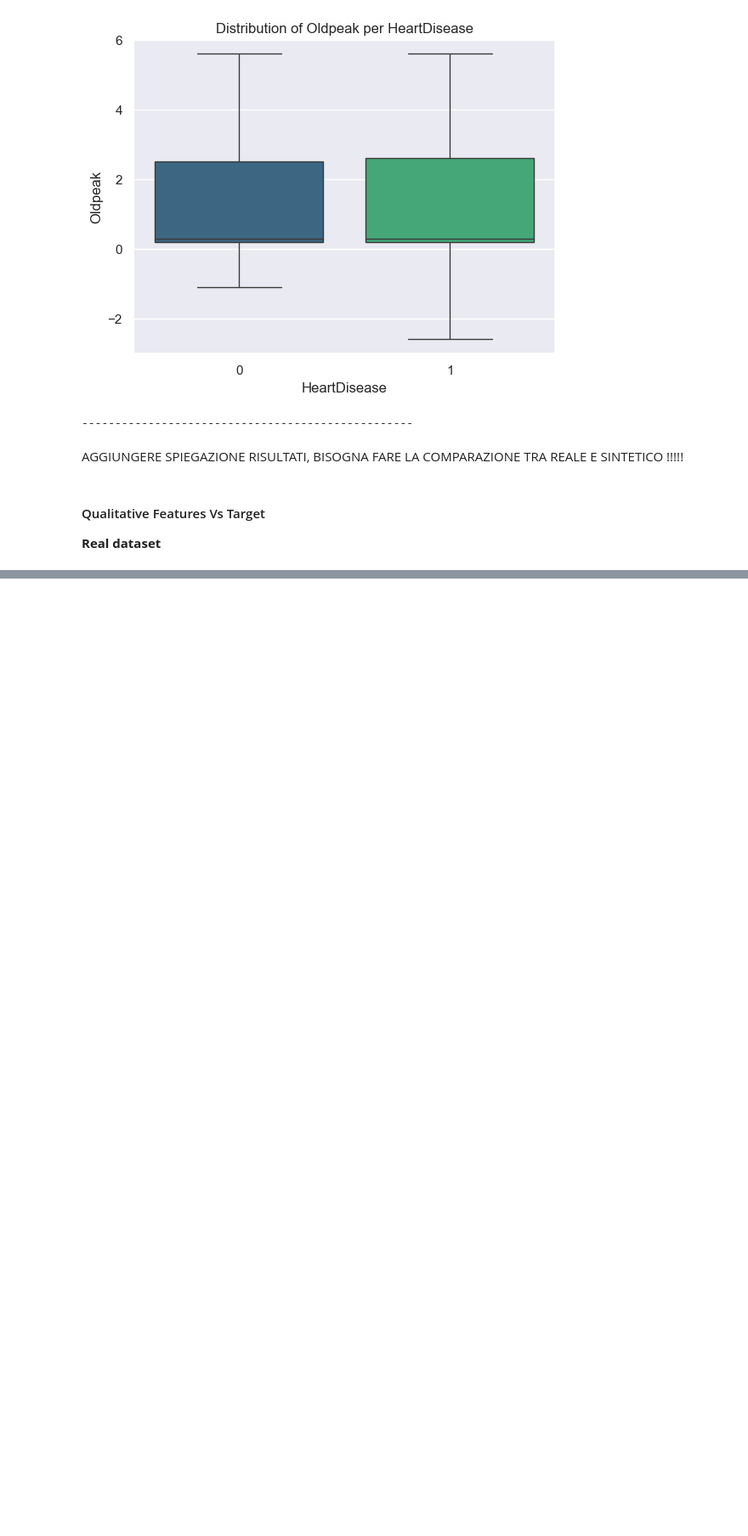
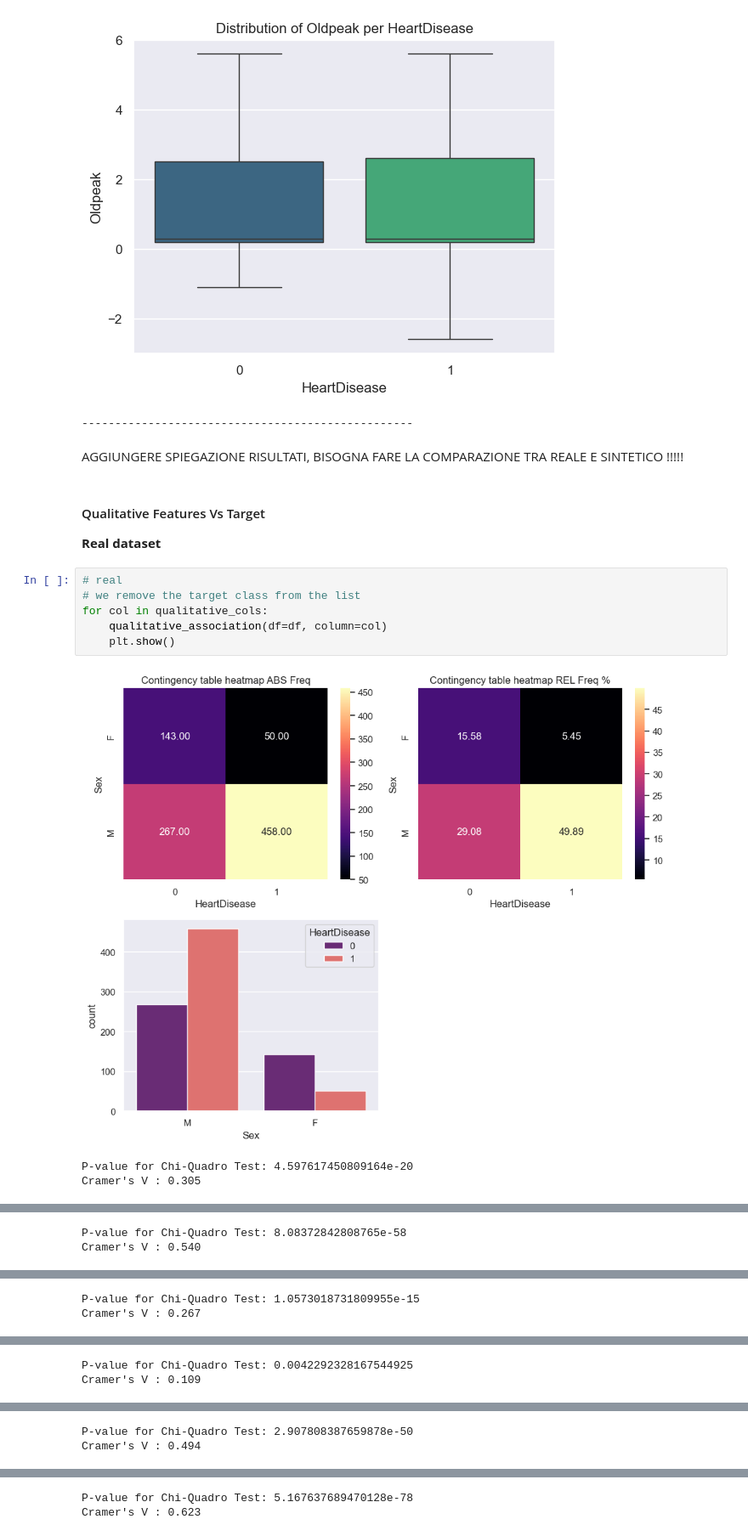
Before and after one commit to RickCraco/computer-science-project, a Jupyter notebook: notebooks/heart_disease_classification_ctgan_xai.ipynb, the cells around one changed output, grey strips where cells are left out. Shown at 85% size. Saved outputs shown, nothing was run; the diff lists cells and outputs as text; blank space fills up the shorter version.

Commit message:
addedd bivariate analysis for qualitative features

```diff
--- a/notebooks/heart_disease_classification_ctgan_xai.ipynb
+++ b/notebooks/heart_disease_classification_ctgan_xai.ipynb
@@ -514,3 +514,13 @@ AGGIUNGERE SPIEGAZIONE RISULTATI, BISOGNA FARE LA COMPARAZIONE TRA REALE E SINTE
 #### Qualitative Features Vs Target
 
 **Real dataset**
+# %%
+# real
+# we remove the target class from the list
+for col in qualitative_cols:
+    qualitative_association(df=df, column=col)
+    plt.show()
+# %% [output]
+[figure, added]
+P-value for Chi-Quadro Test: 4.597617450809164e-20
+Cramer's V : 0.305
@@ -516,0 +528,2 @@ AGGIUNGERE SPIEGAZIONE RISULTATI, BISOGNA FARE LA COMPARAZIONE TRA REALE E SINTE
+P-value for Chi-Quadro Test: 8.08372842808765e-58
+Cramer's V : 0.540
@@ -516,0 +531,2 @@ AGGIUNGERE SPIEGAZIONE RISULTATI, BISOGNA FARE LA COMPARAZIONE TRA REALE E SINTE
+P-value for Chi-Quadro Test: 1.0573018731809955e-15
+Cramer's V : 0.267
@@ -516,0 +534,2 @@ AGGIUNGERE SPIEGAZIONE RISULTATI, BISOGNA FARE LA COMPARAZIONE TRA REALE E SINTE
+P-value for Chi-Quadro Test: 0.0042292328167544925
+Cramer's V : 0.109
@@ -516,0 +537,2 @@ AGGIUNGERE SPIEGAZIONE RISULTATI, BISOGNA FARE LA COMPARAZIONE TRA REALE E SINTE
+P-value for Chi-Quadro Test: 2.907808387659878e-50
+Cramer's V : 0.494
@@ -516,0 +540,2 @@ AGGIUNGERE SPIEGAZIONE RISULTATI, BISOGNA FARE LA COMPARAZIONE TRA REALE E SINTE
+P-value for Chi-Quadro Test: 5.167637689470128e-78
+Cramer's V : 0.623
```
Also changed, not shown: parts of 1 cell of this notebook.
